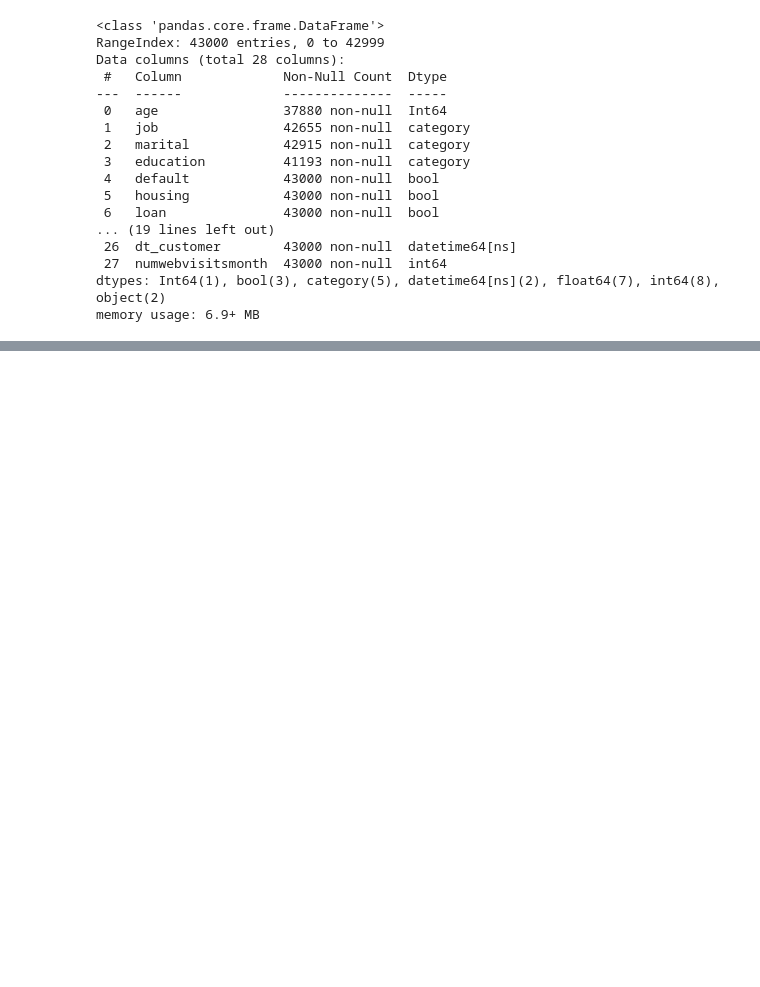
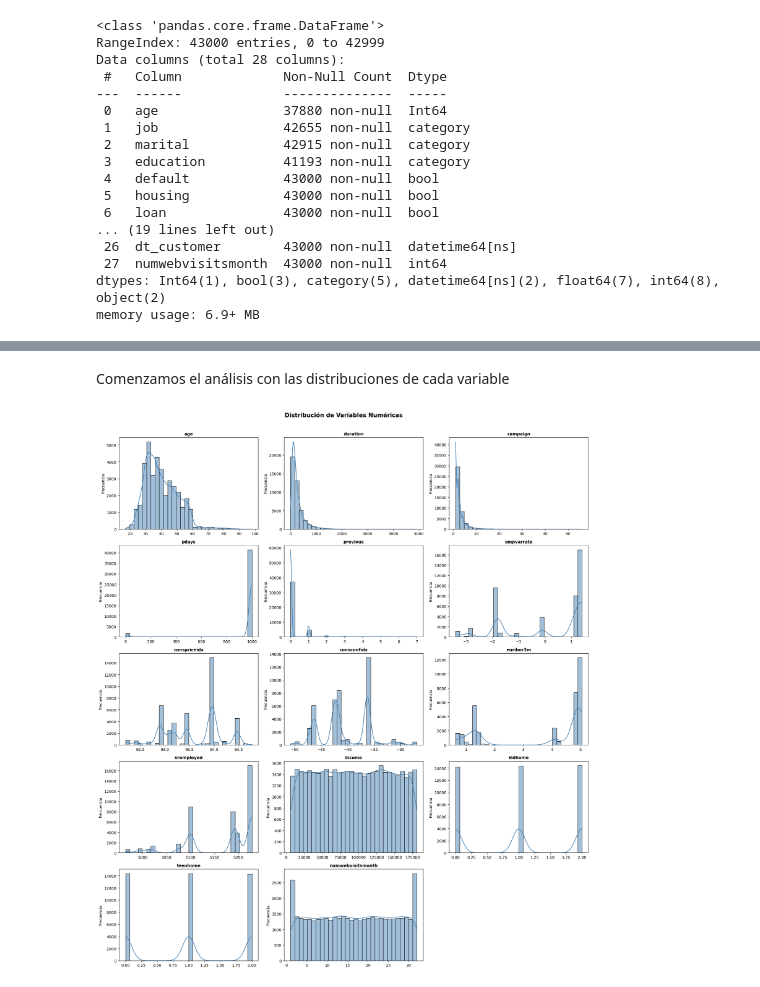
Before and after one commit to pablo98al/Entrega-Proyecto-Python-EDA, a Jupyter notebook: EDA/Merge_EDA.ipynb, the cells around one changed output, grey strips where cells are left out. Saved outputs shown, nothing was run; the diff lists cells and outputs as text; code cells hidden in the pictures; blank space fills up the shorter version.

```diff
--- a/EDA/Merge_EDA.ipynb
+++ b/EDA/Merge_EDA.ipynb
@@ -42,7 +46,7 @@ df_merge.columns = (
     .str.lower()
     .str.replace(' ', '_')
     .str.replace('[^a-z0-9_]', '', regex=True)
-) #normalizamos nombres de las columnas
+)
 # %%
 df_merge.head(5)
 # %% [output]
@@ -108,0 +118,8 @@ df_merge.describe().T
+# %%
+print("Duplicados totales:", df_merge.duplicated().sum())
+
+# Revisar duplicados por clave ID
+print("IDs duplicados:", df_merge['id'].duplicated().sum())
+
+# Eliminar duplicados totales si hay
+df_merge = df_merge.drop_duplicates()
@@ -108,0 +161,30 @@ df_merge.describe().T
+# %% [markdown]
+Comenzamos el análisis con las distribuciones de cada variable
+# %%
+import matplotlib.pyplot as plt
+import seaborn as sns
+
+numericas = ['age', 'duration', 'campaign', 'pdays', 'previous',
+             'empvarrate', 'conspriceidx', 'consconfidx', 'euribor3m',
+             'nremployed', 'income', 'kidhome', 'teenhome', 'numwebvisitsmonth']
+
+fig, axes = plt.subplots(nrows=5, ncols=3, figsize=(18, 20))
+axes = axes.flatten()
+
+for i, col in enumerate(numericas):
+    ax = axes[i]
+    data = df_merge[col].dropna()
+    sns.histplot(data, ax=ax, kde=True, color='steelblue', bins=30)
+    ax.set_title(col, fontsize=11, fontweight='bold')
+    ax.set_xlabel('')
+    ax.set_ylabel('Frecuencia')
+
+# Ocultar ejes sobrantes
+for j in range(len(numericas), len(axes)):
+    axes[j].set_visible(False)
+
+plt.suptitle('Distribución de Variables Numéricas', fontsize=15, fontweight='bold', y=1.01)
+plt.tight_layout()
+plt.show()
+# %% [output]
+[figure, added]
```
Also changed, not shown: parts of 27 cells of this notebook, 2 other files.
